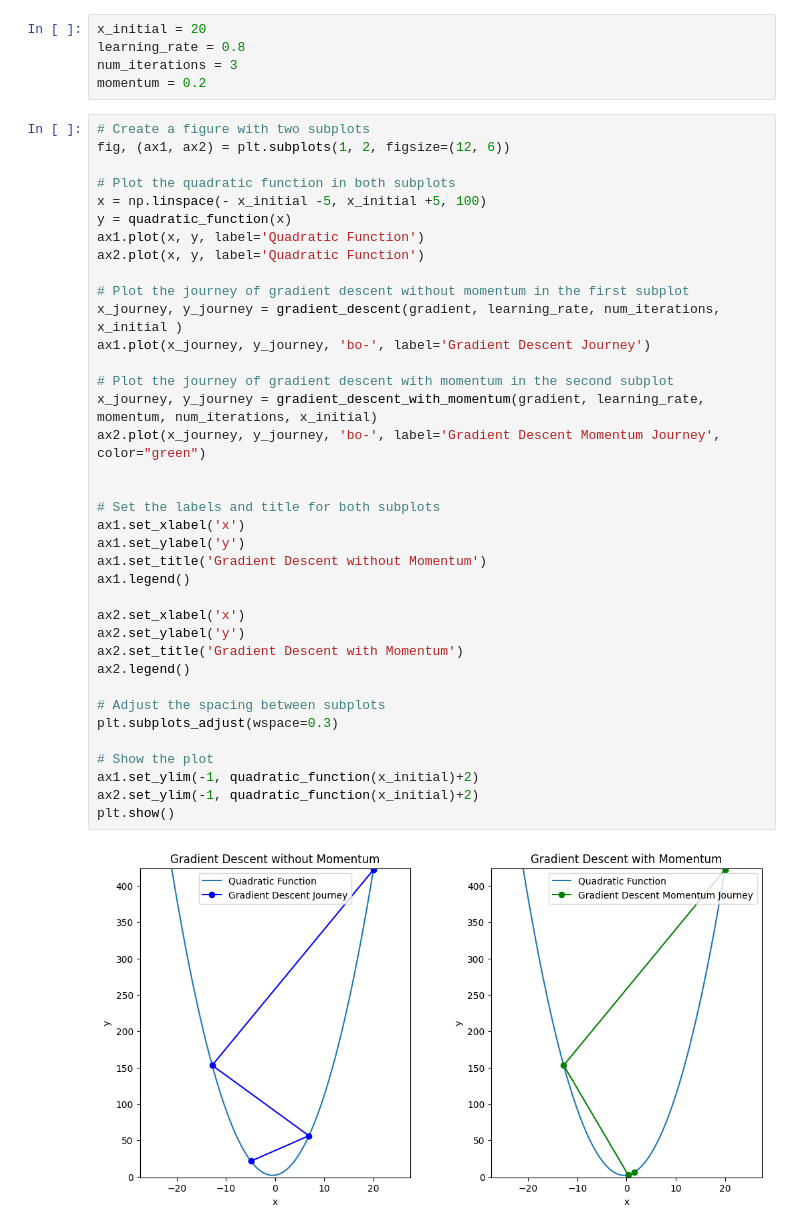
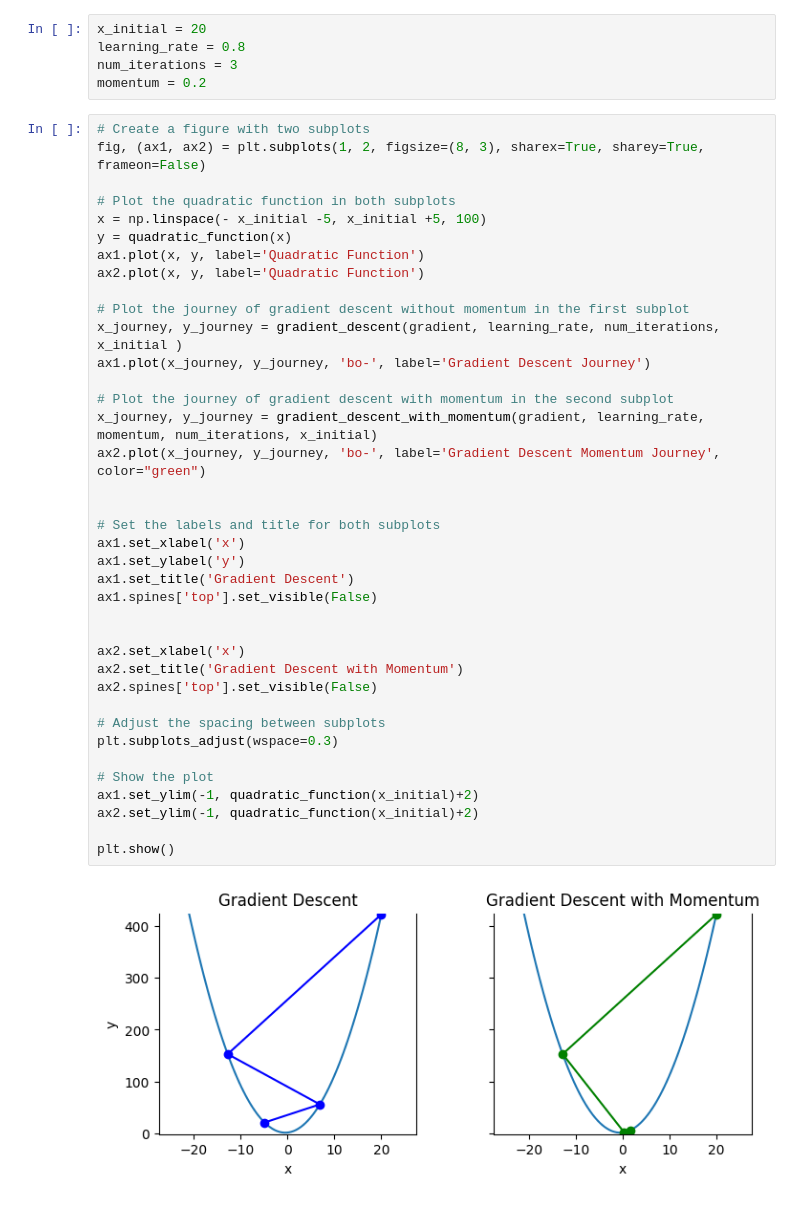
Before and after one commit to jakthehut/ADAM-Optimizer, a Jupyter notebook: visualizations/momentum_method.ipynb, the cells around one changed output. Saved outputs shown, nothing was run; the diff lists cells and outputs as text.

Commit message:
momentum visualization

```diff
--- a/visualizations/momentum_method.ipynb
+++ b/visualizations/momentum_method.ipynb
@@ -60,40 +60,41 @@ num_iterations = 3
 momentum = 0.2
 # %%
 # Create a figure with two subplots
-fig, (ax1, ax2) = plt.subplots(1, 2, figsize=(12, 6))
+fig, (ax1, ax2) = plt.subplots(1, 2, figsize=(8, 3), sharex=True, sharey=True, frameon=False)
 
 # Plot the quadratic function in both subplots
 x = np.linspace(- x_initial -5, x_initial +5, 100)
 y = quadratic_function(x)
 ax1.plot(x, y, label='Quadratic Function')
 ax2.plot(x, y, label='Quadratic Function')
 
 # Plot the journey of gradient descent without momentum in the first subplot
 x_journey, y_journey = gradient_descent(gradient, learning_rate, num_iterations, x_initial )
 ax1.plot(x_journey, y_journey, 'bo-', label='Gradient Descent Journey')
 
 # Plot the journey of gradient descent with momentum in the second subplot
 x_journey, y_journey = gradient_descent_with_momentum(gradient, learning_rate, momentum, num_iterations, x_initial)
 ax2.plot(x_journey, y_journey, 'bo-', label='Gradient Descent Momentum Journey', color="green")
 
 
 # Set the labels and title for both subplots
 ax1.set_xlabel('x')
 ax1.set_ylabel('y')
-ax1.set_title('Gradient Descent without Momentum')
-ax1.legend()
+ax1.set_title('Gradient Descent')
+ax1.spines['top'].set_visible(False)
+
 
 ax2.set_xlabel('x')
-ax2.set_ylabel('y')
 ax2.set_title('Gradient Descent with Momentum')
-ax2.legend()
+ax2.spines['top'].set_visible(False)
 
 # Adjust the spacing between subplots
 plt.subplots_adjust(wspace=0.3)
 
 # Show the plot
 ax1.set_ylim(-1, quadratic_function(x_initial)+2)
 ax2.set_ylim(-1, quadratic_function(x_initial)+2)
+
 plt.show()
 # %% [output]
-[figure, old version]
+[figure, new version]
```
Also changed, not shown: parts of 1 cell of this notebook, 1 other file.
